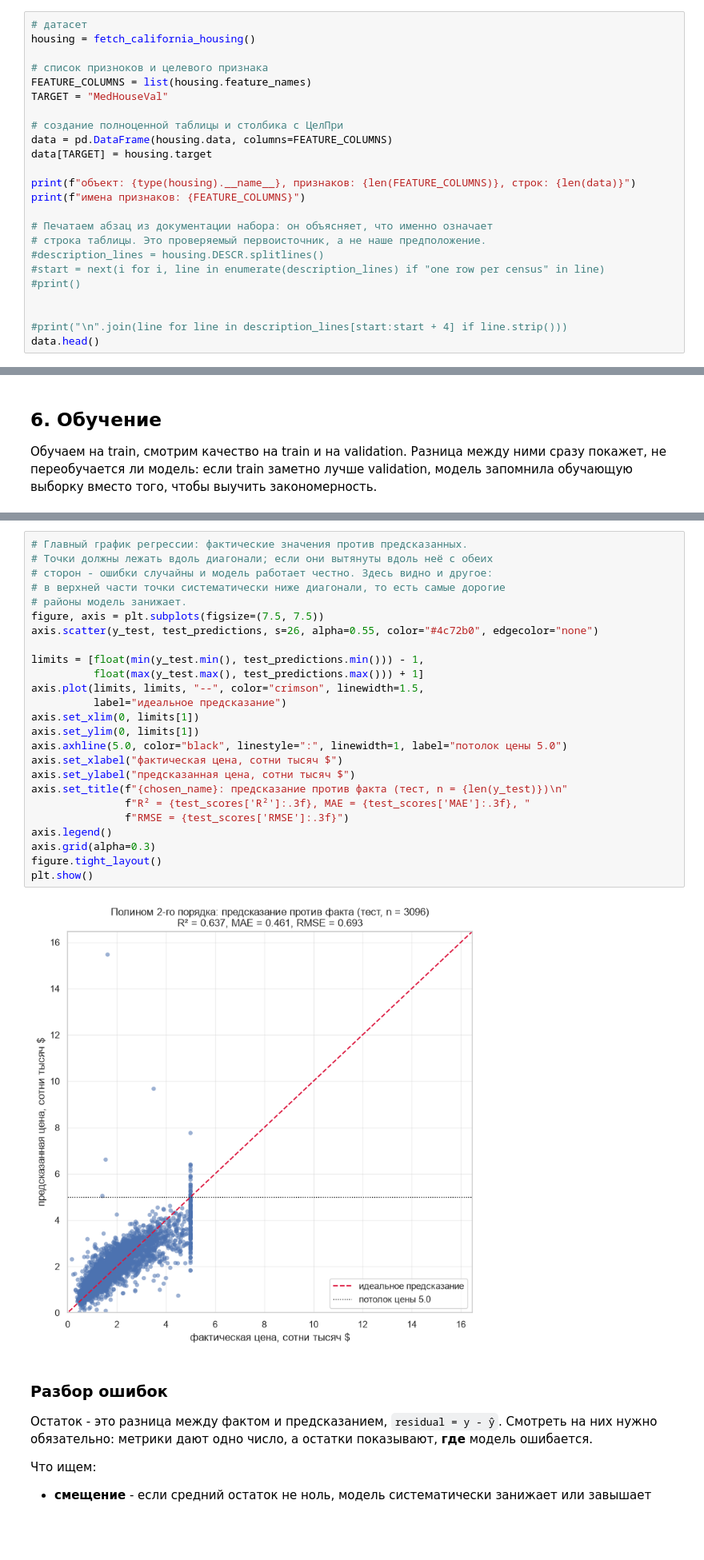
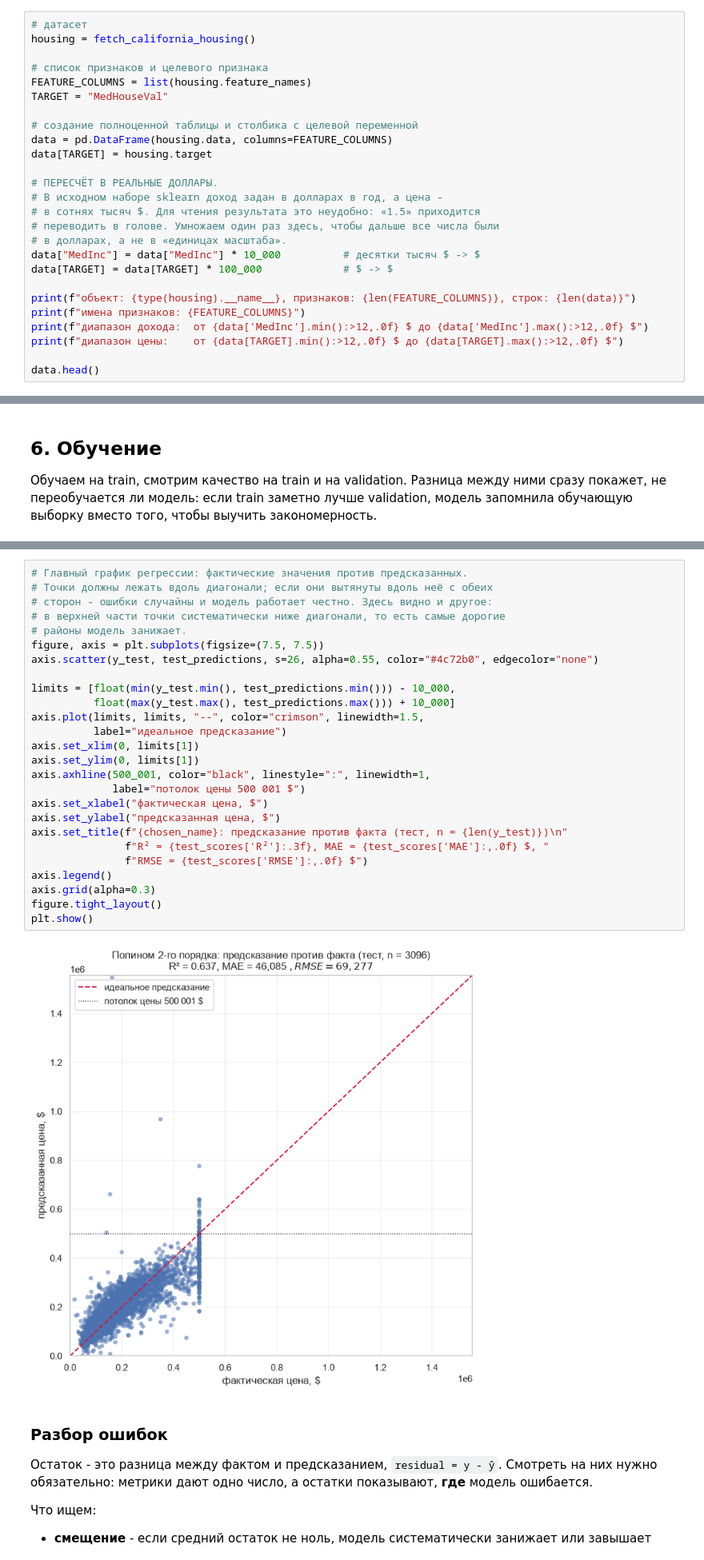
Before and after one commit to DmitPerson42/praktika-1, a Jupyter notebook: 1_Линейная_регрессия.ipynb, the cells around one changed output, grey strips where cells are left out. Shown at 80% size. Drawn from its saved outputs; the diff is of its cells as text; blank space fills up the shorter version.

```diff
--- a/1_Линейная_регрессия.ipynb
+++ b/1_Линейная_регрессия.ipynb
@@ -119,25 +124,27 @@ pd.set_option("display.width", 140)         # какая ширина экран
 # датасет
 housing = fetch_california_housing()
 
-# список призноков и целевого признака
+# список признаков и целевого признака
 FEATURE_COLUMNS = list(housing.feature_names)
 TARGET = "MedHouseVal"
 
-# создание полноценной таблицы и столбика с ЦелПри
+# создание полноценной таблицы и столбика с целевой переменной
 data = pd.DataFrame(housing.data, columns=FEATURE_COLUMNS)
 data[TARGET] = housing.target
 
+# ПЕРЕСЧЁТ В РЕАЛЬНЫЕ ДОЛЛАРЫ.
+# В исходном наборе sklearn доход задан в долларах в год, а цена -
+# в сотнях тысяч $. Для чтения результата это неудобно: «1.5» приходится
+# переводить в голове. Умножаем один раз здесь, чтобы дальше все числа были
+# в долларах, а не в «единицах масштаба».
+data["MedInc"] = data["MedInc"] * 10_000          # десятки тысяч $ -> $
+data[TARGET] = data[TARGET] * 100_000             # $ -> $
+
 print(f"объект: {type(housing).__name__}, признаков: {len(FEATURE_COLUMNS)}, строк: {len(data)}")
 print(f"имена признаков: {FEATURE_COLUMNS}")
+print(f"диапазон дохода:  от {data['MedInc'].min():>12,.0f} $ до {data['MedInc'].max():>12,.0f} $")
+print(f"диапазон цены:    от {data[TARGET].min():>12,.0f} $ до {data[TARGET].max():>12,.0f} $")
 
-# Печатаем абзац из документации набора: он объясняет, что именно означает
-# строка таблицы. Это проверяемый первоисточник, а не наше предположение.
-#description_lines = housing.DESCR.splitlines()
-#start = next(i for i, line in enumerate(description_lines) if "one row per census" in line)
-#print()
-
-
-#print("\n".join(line for line in description_lines[start:start + 4] if line.strip()))
 data.head()
 # %% [output]
 объект: Bunch, признаков: 8, строк: 20640
@@ -1259,30 +1318,31 @@ R²:   -0.000 -> 0.637
 # %%
 # Главный график регрессии: фактические значения против предсказанных.
 # Точки должны лежать вдоль диагонали; если они вытянуты вдоль неё с обеих
 # сторон - ошибки случайны и модель работает честно. Здесь видно и другое:
 # в верхней части точки систематически ниже диагонали, то есть самые дорогие
 # районы модель занижает.
 figure, axis = plt.subplots(figsize=(7.5, 7.5))
 axis.scatter(y_test, test_predictions, s=26, alpha=0.55, color="#4c72b0", edgecolor="none")
 
-limits = [float(min(y_test.min(), test_predictions.min())) - 1,
-          float(max(y_test.max(), test_predictions.max())) + 1]
+limits = [float(min(y_test.min(), test_predictions.min())) - 10_000,
+          float(max(y_test.max(), test_predictions.max())) + 10_000]
 axis.plot(limits, limits, "--", color="crimson", linewidth=1.5,
           label="идеальное предсказание")
 axis.set_xlim(0, limits[1])
 axis.set_ylim(0, limits[1])
-axis.axhline(5.0, color="black", linestyle=":", linewidth=1, label="потолок цены 5.0")
-axis.set_xlabel("фактическая цена, сотни тысяч $")
-axis.set_ylabel("предсказанная цена, сотни тысяч $")
+axis.axhline(500_001, color="black", linestyle=":", linewidth=1,
+             label="потолок цены 500 001 $")
+axis.set_xlabel("фактическая цена, $")
+axis.set_ylabel("предсказанная цена, $")
 axis.set_title(f"{chosen_name}: предсказание против факта (тест, n = {len(y_test)})\n"
-               f"R² = {test_scores['R²']:.3f}, MAE = {test_scores['MAE']:.3f}, "
-               f"RMSE = {test_scores['RMSE']:.3f}")
+               f"R² = {test_scores['R²']:.3f}, MAE = {test_scores['MAE']:,.0f} $, "
+               f"RMSE = {test_scores['RMSE']:,.0f} $")
 axis.legend()
 axis.grid(alpha=0.3)
 figure.tight_layout()
 plt.show()
 # %% [output]
-[figure, old version]
+[figure, new version]
 # %% [markdown]
 ### Разбор ошибок
 
```
Also changed, not shown: parts of 45 cells of this notebook, 5 other files.
